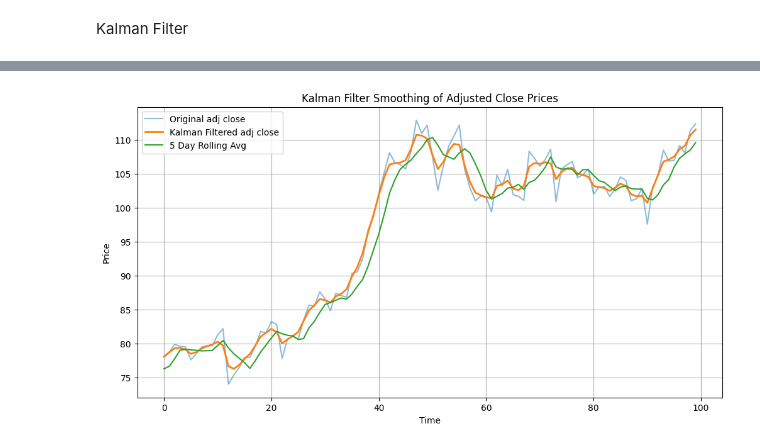
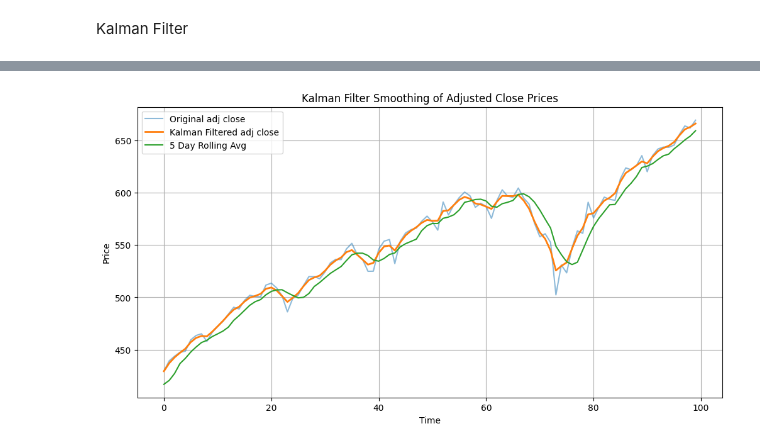
Before and after one commit to LukeJG/Trading-Algorithms, a Jupyter notebook: lstm+.ipynb, the cells around one changed output, grey strips where cells are left out. Drawn from its saved outputs; the diff is of its cells as text; code cells hidden in the pictures.

```diff
--- a/lstm+.ipynb
+++ b/lstm+.ipynb
@@ -41,8 +41,8 @@ symbol_list = sp500['Symbol'].unique().tolist()
 
 end_date = '2025-10-09'
 start_date = pd.to_datetime(end_date) - pd.DateOffset(years=15)
-
-df = yf.download(tickers=symbol_list[:10],
+symbol_list = ['NVDA','SPY','AAPL','TSLA']
+df = yf.download(tickers=symbol_list,
                  start=start_date,
                  end=end_date, auto_adjust=False).stack()
 
@@ -268,7 +250,7 @@ memory usage: 1.4+ MB
 # %% [markdown]
 Kalman Filter
 # %%
-lstm_data = data.xs('AFL', level='ticker')
+lstm_data = data.xs('SPY', level='ticker')
 lstm_data.drop(columns=['fwd_return_1m'],inplace=True)
 lstm_data.info()
 # %% [output]
@@ -292,32 +274,30 @@ memory usage: 111.9 KB
 # %%
 import pandas as pd
 import numpy as np
 from pykalman import KalmanFilter
 import matplotlib.pyplot as plt
 
 # Assume lstm_data is your DataFrame and 'adj close' is the column of interest
 adj_close = lstm_data['adj close'].values
 
 # Initialize Kalman Filter
 kf = KalmanFilter(initial_state_mean=adj_close[0], n_dim_obs=1)
 
 # Estimate the state with Kalman Filter (smoothing)
 state_means, _ = kf.smooth(adj_close)
-state_means = state_means[4:]
-adj_close = adj_close[4:]
-
+moving_avg = lstm_data['adj close'].rolling(window=5).mean().reset_index('date').drop(columns='date').dropna()['adj close'].to_list()
 
 # Plot original vs Kalman filtered
 plt.figure(figsize=(12, 6))
 plt.plot(adj_close[-100:], label='Original adj close', alpha=0.5)
 plt.plot(state_means[-100:], label='Kalman Filtered adj close', linewidth=2)
-plt.plot(lstm_data['adj close'].rolling(window=5).mean().reset_index('date').drop(columns='date').dropna()['adj close'].to_list()[-100:], label='5 Day Rolling Avg')
+plt.plot(moving_avg[-100:], label='5 Day Rolling Avg')
 plt.title('Kalman Filter Smoothing of Adjusted Close Prices')
 plt.xlabel('Time')
 plt.ylabel('Price')
 plt.legend()
 plt.grid(True)
 plt.show()
 # %% [output]
-[figure, old version]
+[figure, new version]
 # %%
```
Also changed, not shown: parts of 13 cells of this notebook.
